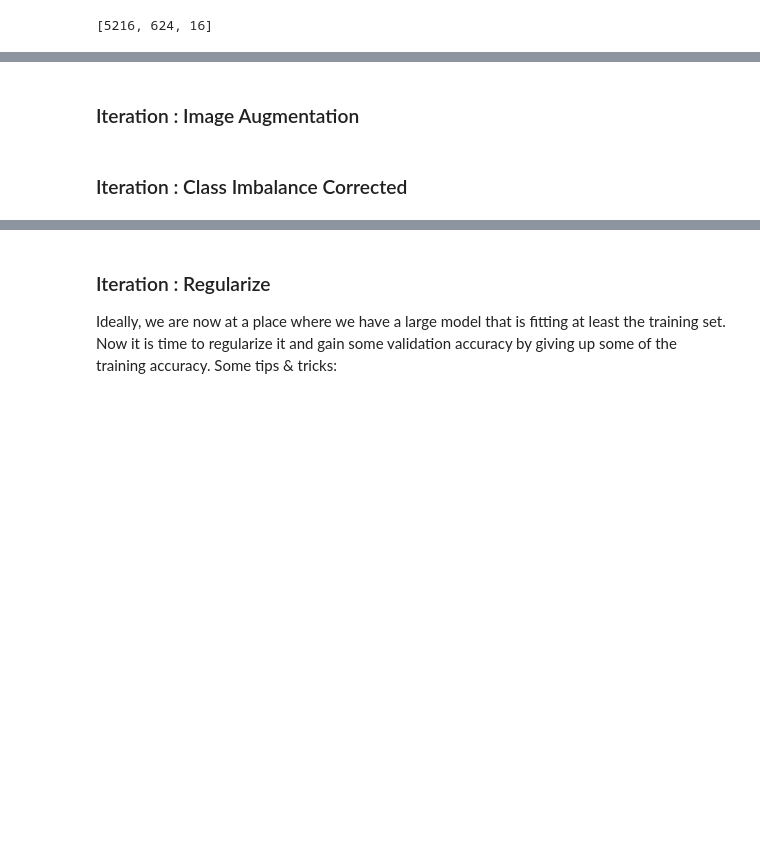
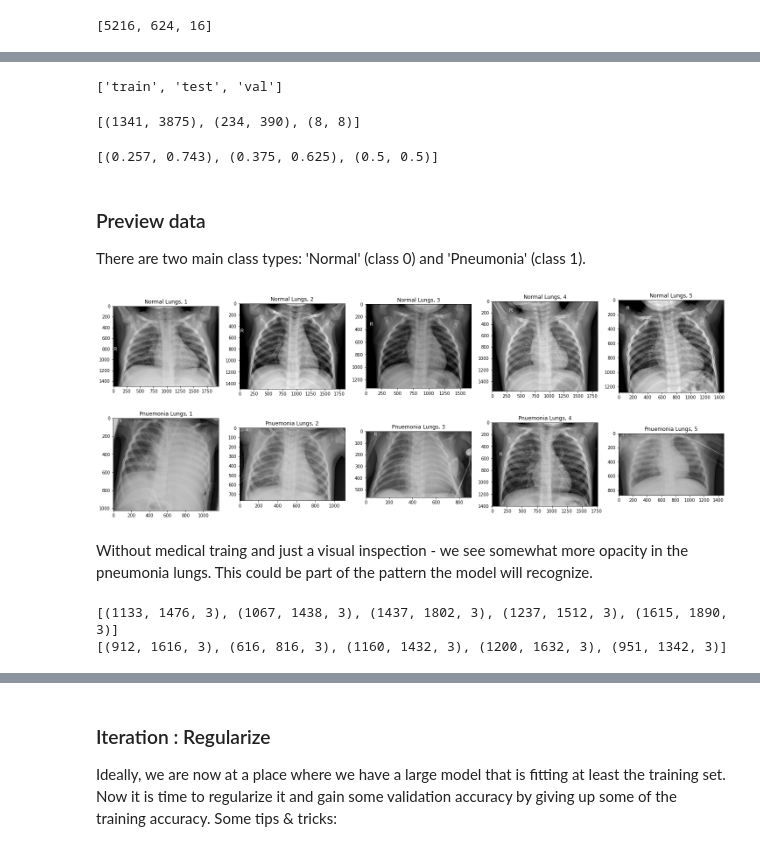
Before and after one commit to anna-dang/mod04-computer_vision_CNN, a Jupyter notebook: project_4_notebook.ipynb, the cells around one changed output, grey strips where cells are left out. Saved outputs shown, nothing was run; the diff lists cells and outputs as text; code cells hidden in the pictures; blank space fills up the shorter version.

```diff
--- a/project_4_notebook.ipynb
+++ b/project_4_notebook.ipynb
@@ -476,4 +301,32 @@ Build up a model that is over fit, then work on validation loss reduction. explo
-# %% [markdown]
-### Iteration : Image Augmentation
-# %% [markdown]
-### Iteration : Class Imbalance Corrected
+# %%
+# Quick examine of the class distribution for each set as items and then percentage split
+# Tuple presented as (Normal, Pneumonia)
+display([x.split('/')[-1] for x in [train_path, test_path, val_path]])
+display([get_num_images(path, form='tuple') for path in [train_path, test_path, val_path]])
+[get_num_images(path, form='normed') for path in [train_path, test_path, val_path]]
+# %% [output]
+['train', 'test', 'val']
+[(1341, 3875), (234, 390), (8, 8)]
+[(0.257, 0.743), (0.375, 0.625), (0.5, 0.5)]
+# %% [markdown]
+### Preview data
+
+There are two main class types: 'Normal' (class 0) and 'Pneumonia' (class 1).
+# %%
+# Select number of images
+samples = 5
+
+# Preview unprocessed images sized to fit in single row (keep original aspect ratio)
+plot_raw_images(samples)
+# %% [output]
+[figure, added]
+# %% [markdown]
+Without medical traing and just a visual inspection - we see somewhat more opacity in the pneumonia lungs. This could be part of the pattern the model will recognize.
+# %%
+# Check original image pixel dimensions
+# Check number of pixel channels (the third dimension) to determine if RGB or grayscale
+print([cv2.imread(train_path + '/NORMAL/' + img).shape for img in norm_imgs])
+print([cv2.imread(train_path + '/PNEUMONIA/' + img).shape for img in pneu_imgs])
+# %% [output]
+[(1133, 1476, 3), (1067, 1438, 3), (1437, 1802, 3), (1237, 1512, 3), (1615, 1890, 3)]
+[(912, 1616, 3), (616, 816, 3), (1160, 1432, 3), (1200, 1632, 3), (951, 1342, 3)]
```
Also changed, not shown: parts of 100 cells of this notebook.
